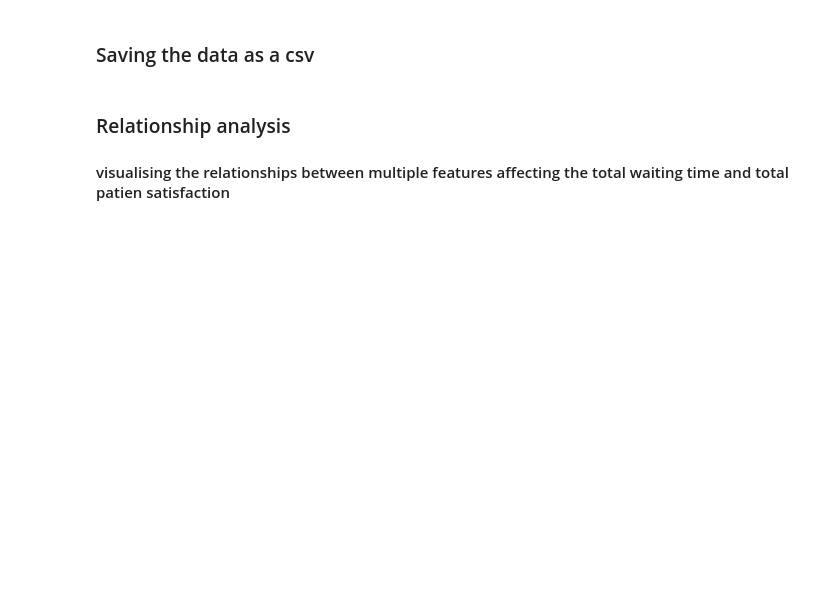
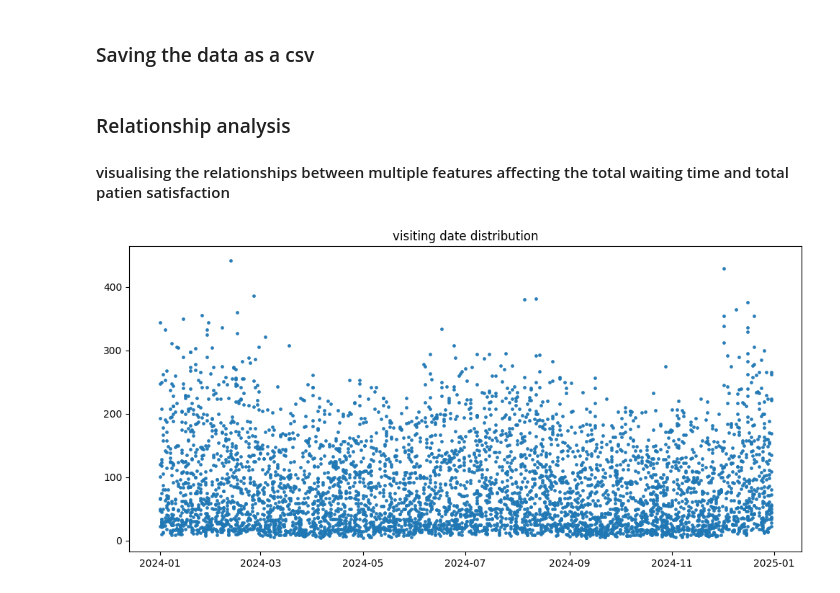
Before and after one commit to KMKomer/case-study-optimaization-of-ER-waiting-time, a Jupyter notebook: clean_ER_data.ipynb, the cells around one changed output. Cells and saved outputs as stored; diff of their text form; code cells hidden in the pictures; blank space fills up the shorter version.

```diff
--- a/clean_ER_data.ipynb
+++ b/clean_ER_data.ipynb
@@ -102,11 +161,14 @@ df.to_csv("clean_ER.csv", index=False)
 # %%
 ### visualizing
 
 # line chart on visit date
-plt.plot(df['date'], df['total_wait_time'])
+plt.figure(figsize=(10, 5))
+plt.scatter(df['date'], df['total_wait_time'], alpha = 0.9, s = 6)
 plt.title('visiting date distribution')
-plt.xtickts(rotation=45)
+plt.tight_layout()
 plt.show()
+# %% [output]
+[figure, added]
 # %%
 # bar chart
 
```
Also changed, not shown: parts of 10 cells of this notebook, 1 other file.
